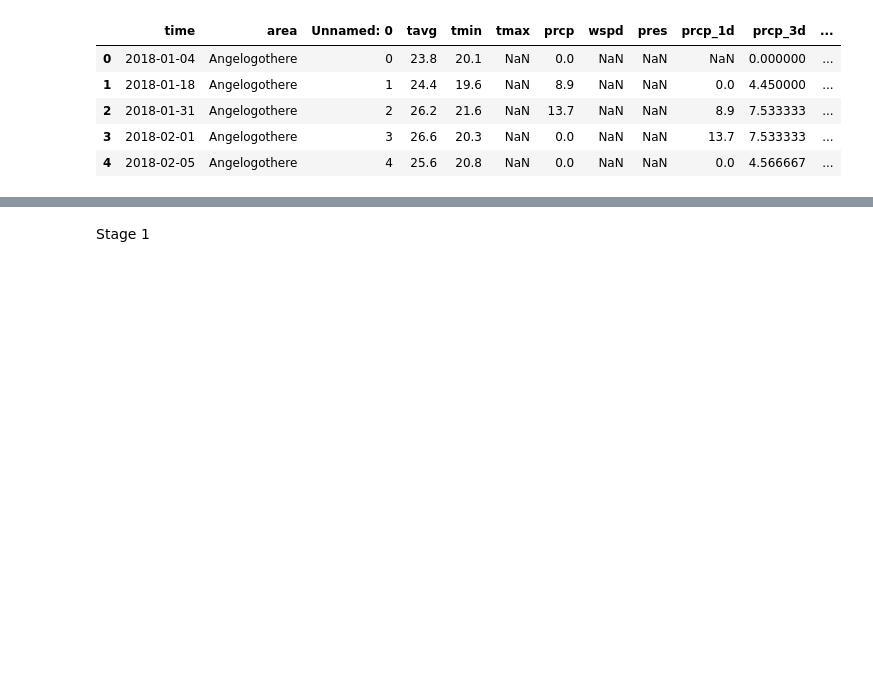
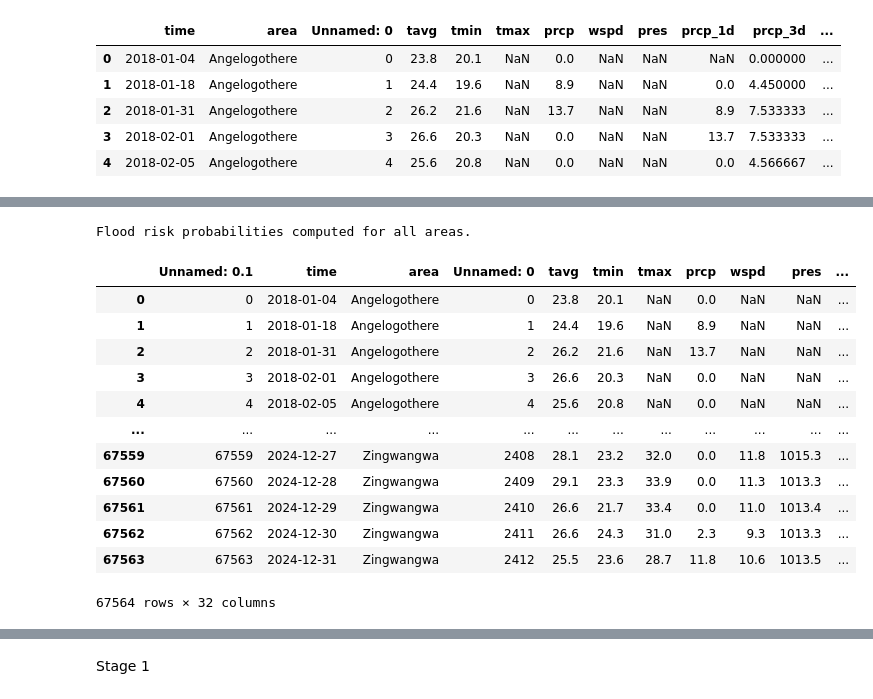
Before and after one commit to Princethawani/goesafe101, a Jupyter notebook: AI/notebooks/flood_risk.ipynb, the cells around one changed output, grey strips where cells are left out. Drawn from its saved outputs; the diff is of its cells as text; code cells hidden in the pictures; blank space fills up the shorter version.

Commit message:
trigger prob is good

```diff
--- a/AI/notebooks/flood_risk.ipynb
+++ b/AI/notebooks/flood_risk.ipynb
@@ -107,0 +234,61 @@ hist.head(5)
+# %%
+
+from sklearn.preprocessing import MinMaxScaler
+
+susceptibility_features = [
+    'lsi', 'ofi',
+    'dist_to_water_km', 'elevation_x_slope'
+]
+
+scaler_s = MinMaxScaler()
+df[susceptibility_features] = scaler_s.fit_transform(df[susceptibility_features])
+
+# Invert protective variables
+df['inv_elev_slope'] = 1 - df['elevation_x_slope']
+df['inv_river_dist'] = 1 - df['dist_to_water_km']
+
+df['susceptibility'] = (
+    0.30 * df['lsi'] +
+    0.25 * df['ofi'] +
+    0.15 * df['inv_river_dist'] +
+    0.10 * df['inv_elev_slope']
+)
+
+df['susceptibility'] = df['susceptibility'].clip(0, 1)
+
+# --------------------------------------------------
+# 4. Final flood risk probability
+# --------------------------------------------------
+df['flood_risk_probability'] = (
+    df['hazard_prob'] * df['susceptibility']
+).clip(0, 1)
+
+# --------------------------------------------------
+# 5. Area-wise daily output
+# --------------------------------------------------
+output = df[['time', 'area', 'flood_risk_probability']]
+
+output.to_csv(
+    r"D:\Backup folder\Code\GitHub\goesafe101\AI\data\flood_risk_probabilities_2025_2026.csv",
+    index=False
+)
+
+print("Flood risk probabilities computed for all areas.")
+# %% [output]
+Flood risk probabilities computed for all areas.
+# %%
+df
+# %% [output]
+|  | Unnamed: 0.1 | time | area | Unnamed: 0 | tavg | tmin | tmax | prcp | wspd | pres | ... |
+| 0 | 0 | 2018-01-04 | Angelogothere | 0 | 23.8 | 20.1 | NaN | 0.0 | NaN | NaN | ... |
+| 1 | 1 | 2018-01-18 | Angelogothere | 1 | 24.4 | 19.6 | NaN | 8.9 | NaN | NaN | ... |
+| 2 | 2 | 2018-01-31 | Angelogothere | 2 | 26.2 | 21.6 | NaN | 13.7 | NaN | NaN | ... |
+| 3 | 3 | 2018-02-01 | Angelogothere | 3 | 26.6 | 20.3 | NaN | 0.0 | NaN | NaN | ... |
+| 4 | 4 | 2018-02-05 | Angelogothere | 4 | 25.6 | 20.8 | NaN | 0.0 | NaN | NaN | ... |
+| ... | ... | ... | ... | ... | ... | ... | ... | ... | ... | ... | ... |
+| 67559 | 67559 | 2024-12-27 | Zingwangwa | 2408 | 28.1 | 23.2 | 32.0 | 0.0 | 11.8 | 1015.3 | ... |
+| 67560 | 67560 | 2024-12-28 | Zingwangwa | 2409 | 29.1 | 23.3 | 33.9 | 0.0 | 11.3 | 1013.3 | ... |
+| 67561 | 67561 | 2024-12-29 | Zingwangwa | 2410 | 26.6 | 21.7 | 33.4 | 0.0 | 11.0 | 1013.4 | ... |
+| 67562 | 67562 | 2024-12-30 | Zingwangwa | 2411 | 26.6 | 24.3 | 31.0 | 2.3 | 9.3 | 1013.3 | ... |
+| 67563 | 67563 | 2024-12-31 | Zingwangwa | 2412 | 25.5 | 23.6 | 28.7 | 11.8 | 10.6 | 1013.5 | ... |
+67564 rows × 32 columns
```
Also changed, not shown: parts of 39 cells of this notebook, 5 other files.
